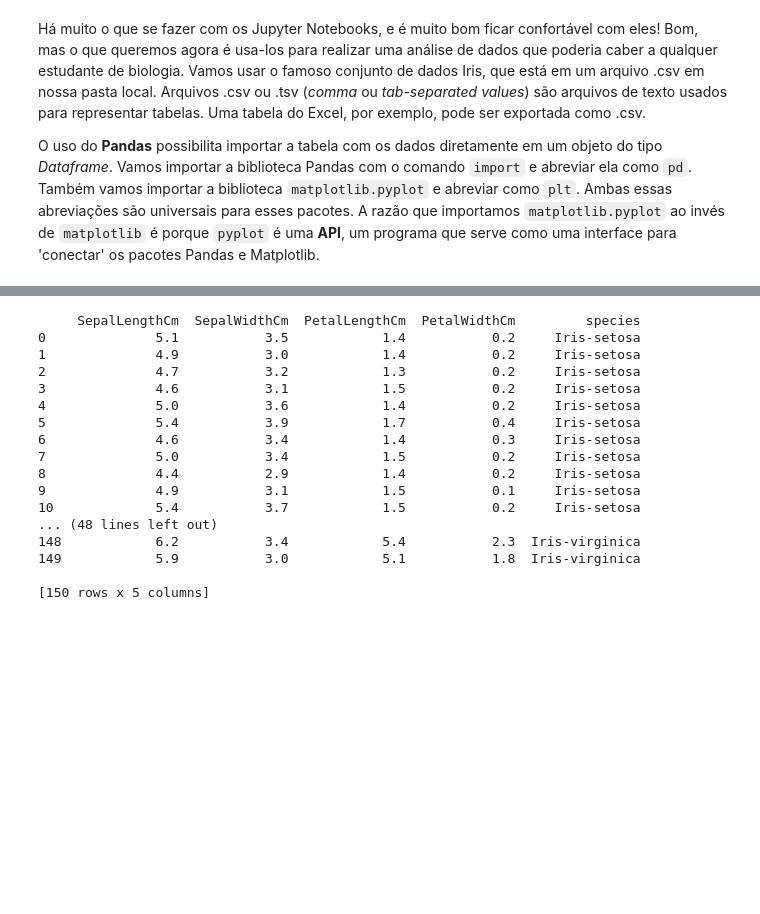
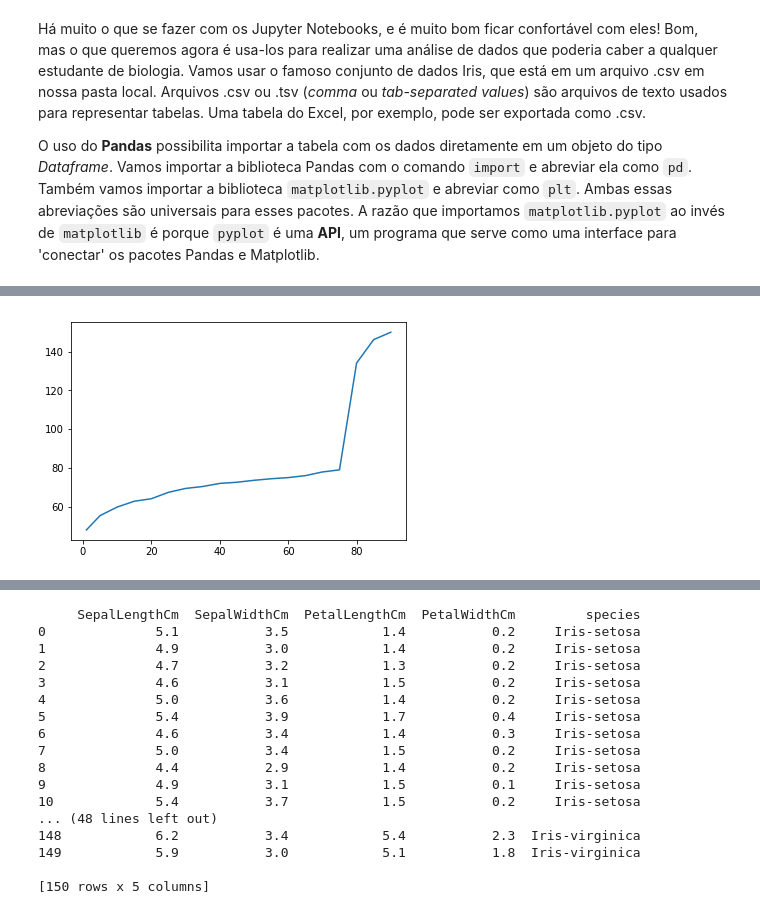
Before and after one commit to Grupo-de-Oceanografia-Costeira/CursoCCB, a Jupyter notebook: notebooks/modulo_2_continuacao.ipynb, the cells around one changed output, grey strips where cells are left out. Saved outputs shown, nothing was run; the diff lists cells and outputs as text; code cells hidden in the pictures; blank space fills up the shorter version.

```diff
--- a/notebooks/modulo_2_continuacao.ipynb
+++ b/notebooks/modulo_2_continuacao.ipynb
@@ -31,0 +50,8 @@ Agora já temos todos os métodos dessas bibliotecas à nossa disposição. Só
+# %%
+# O comando pd.read_csv lê os dados e armazena em um dataframe "df". Precisamos especificar a separação por tab ("\t")
+df = pd.read_csv("data/dest.txt", sep="\t")
+
+plt.plot(df["Volume_mL"], df["Temperatura_C"])
+plt.show()
+# %% [output]
+[figure, added]
```
Also changed, not shown: parts of 17 cells of this notebook.
